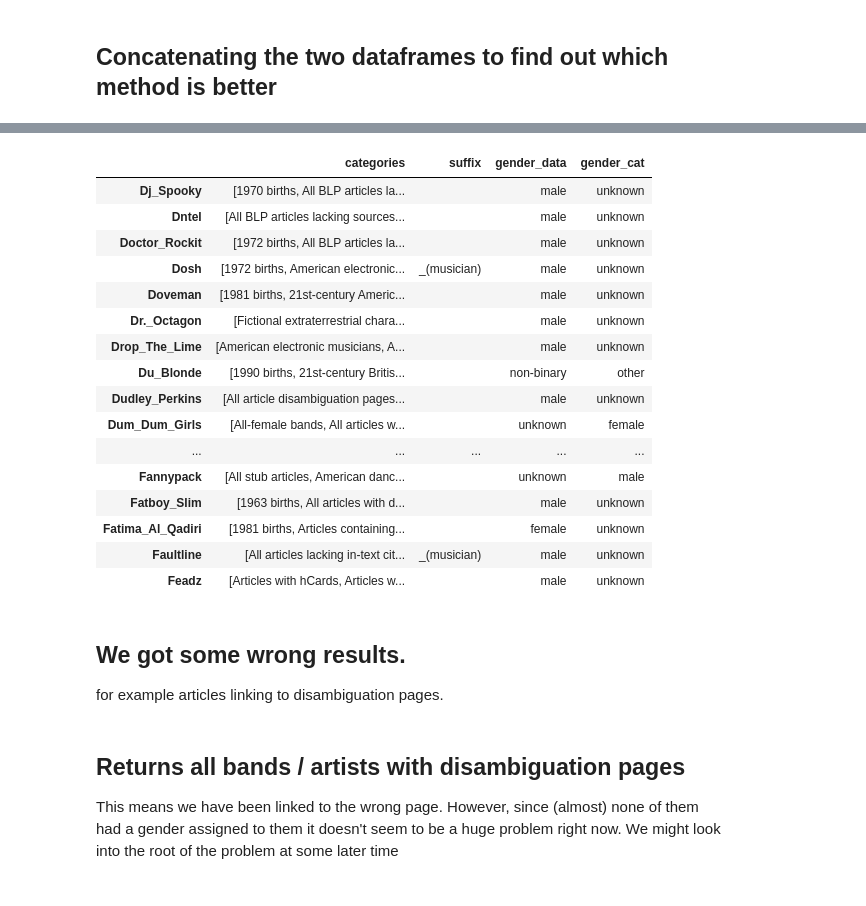
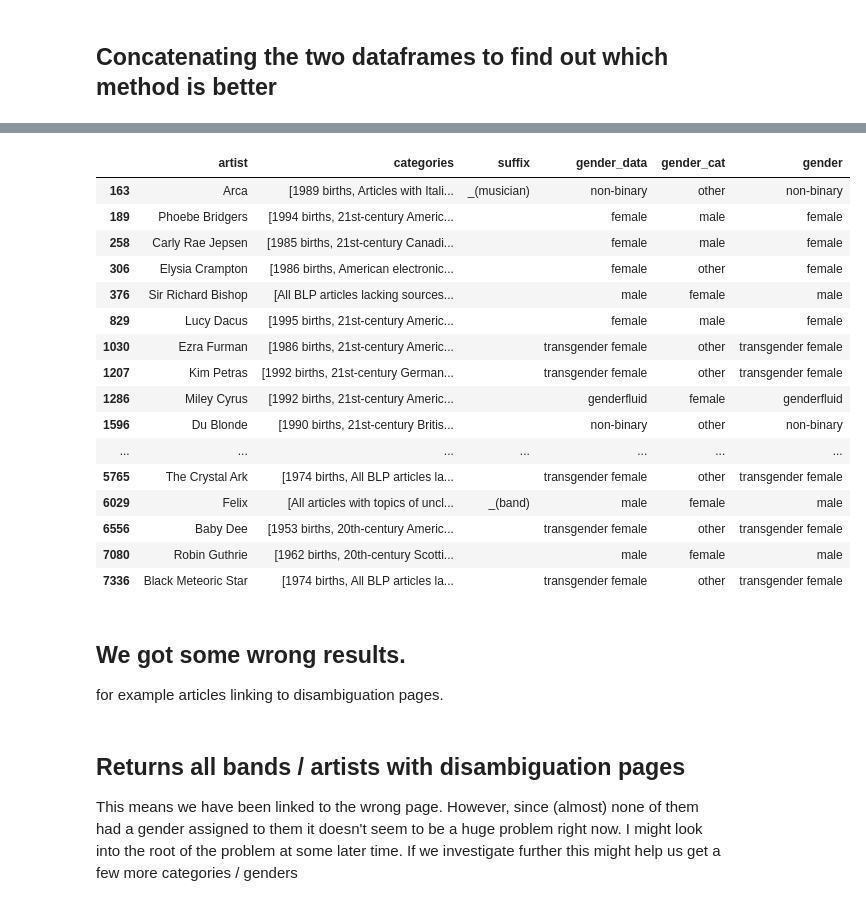
Before and after one commit to Lioneltristan/pitchfork-analysis, a Jupyter notebook: wikipedia scraping.ipynb, the cells around one changed output, grey strips where cells are left out. Cells and saved outputs as stored; diff of their text form; code cells hidden in the pictures.

```diff
--- a/wikipedia scraping.ipynb
+++ b/wikipedia scraping.ipynb
@@ -340,5 +295,9 @@ df
+# %%
+df = pd.concat([df_data, df_cat], axis=1, join='outer')
+#df = pd.merge(df_cat, df_data)
 # %%
 ## replace the nan values to make the next step work
-
 df.categories = df.categories.fillna("not found")
 df.suffix = df.suffix.fillna("")
+df["categories"] = df.categories.apply(lambda x: x.replace("[", "").replace("]", "").replace("'", "").split(", "))
+df.head()
@@ -372,0 +326,6 @@ df
+# %%
+df = df.reset_index()
+df = df.rename(columns={"index":"artist"})
+df = df[["artist", "categories", "suffix", "gender_data", "gender_cat"]]
+df["artist"] = df["artist"].apply(lambda x: wiki_to_names[x])
+df.head()
@@ -373,23 +342,28 @@ df
+# %%
+df["gender"] = df.gender_data
+for i in range(len(df)):
+    if df.loc[i,"gender"] == "unknown":
+        df.loc[i,"gender"] = df.loc[i,"gender_cat"]
 # %%
-#where do cat and data gender not lign up?
-
-df[df["gender_cat"] != df["gender_data"]]
+#where do cat and data gender not lign up? (provided we have an entry for both)
+check = df[df["gender_data"] != df["gender_cat"]]
+check[(check.gender_data != "unknown") & (check.gender_cat != "unknown")]
 # %% [output]
-|  | categories | suffix | gender_data | gender_cat |
-| Dj_Spooky | [1970 births, All BLP articles la... |  | male | unknown |
-| Dntel | [All BLP articles lacking sources... |  | male | unknown |
-| Doctor_Rockit | [1972 births, All BLP articles la... |  | male | unknown |
-| Dosh | [1972 births, American electronic... | _(musician) | male | unknown |
-| Doveman | [1981 births, 21st-century Americ... |  | male | unknown |
-| Dr._Octagon | [Fictional extraterrestrial chara... |  | male | unknown |
-| Drop_The_Lime | [American electronic musicians, A... |  | male | unknown |
-| Du_Blonde | [1990 births, 21st-century Britis... |  | non-binary | other |
-| Dudley_Perkins | [All article disambiguation pages... |  | male | unknown |
-| Dum_Dum_Girls | [All-female bands, All articles w... |  | unknown | female |
-| ... | ... | ... | ... | ... |
-| Fannypack | [All stub articles, American danc... |  | unknown | male |
-| Fatboy_Slim | [1963 births, All articles with d... |  | male | unknown |
-| Fatima_Al_Qadiri | [1981 births, Articles containing... |  | female | unknown |
-| Faultline | [All articles lacking in-text cit... | _(musician) | male | unknown |
-| Feadz | [Articles with hCards, Articles w... |  | male | unknown |
+|  | artist | categories | suffix | gender_data | gender_cat | gender |
+| 163 | Arca | [1989 births, Articles with Itali... | _(musician) | non-binary | other | non-binary |
+| 189 | Phoebe Bridgers | [1994 births, 21st-century Americ... |  | female | male | female |
+| 258 | Carly Rae Jepsen | [1985 births, 21st-century Canadi... |  | female | male | female |
+| 306 | Elysia Crampton | [1986 births, American electronic... |  | female | other | female |
+| 376 | Sir Richard Bishop | [All BLP articles lacking sources... |  | male | female | male |
+| 829 | Lucy Dacus | [1995 births, 21st-century Americ... |  | female | male | female |
+| 1030 | Ezra Furman | [1986 births, 21st-century Americ... |  | transgender female | other | transgender female |
+| 1207 | Kim Petras | [1992 births, 21st-century German... |  | transgender female | other | transgender female |
+| 1286 | Miley Cyrus | [1992 births, 21st-century Americ... |  | genderfluid | female | genderfluid |
+| 1596 | Du Blonde | [1990 births, 21st-century Britis... |  | non-binary | other | non-binary |
+| ... | ... | ... | ... | ... | ... | ... |
+| 5765 | The Crystal Ark | [1974 births, All BLP articles la... |  | transgender female | other | transgender female |
+| 6029 | Felix | [All articles with topics of uncl... | _(band) | male | female | male |
+| 6556 | Baby Dee | [1953 births, 20th-century Americ... |  | transgender female | other | transgender female |
+| 7080 | Robin Guthrie | [1962 births, 20th-century Scotti... |  | male | female | male |
+| 7336 | Black Meteoric Star | [1974 births, All BLP articles la... |  | transgender female | other | transgender female |
 # %%
@@ -404,7 +377,7 @@ df[df["gender_cat"] != df["gender_data"]]
 for example articles linking to disambiguation pages.
 # %% [markdown]
 ## Returns all bands / artists with disambiguation pages
-This means we have been linked to the wrong page. However, since (almost) none of them had a gender assigned to them it doesn't seem to be a huge problem right now. We might look into the root of the problem at some later time
+This means we have been linked to the wrong page. However, since (almost) none of them had a gender assigned to them it doesn't seem to be a huge problem right now. I might look into the root of the problem at some later time. If we investigate further this might help us get a few more categories / genders
 # %%
 selection = ["All disambiguation pages"]
 mask = df.categories.apply(lambda x: np.intersect1d(x, selection).size > 0)
```
Also changed, not shown: parts of 30 cells of this notebook, 1 other file.
